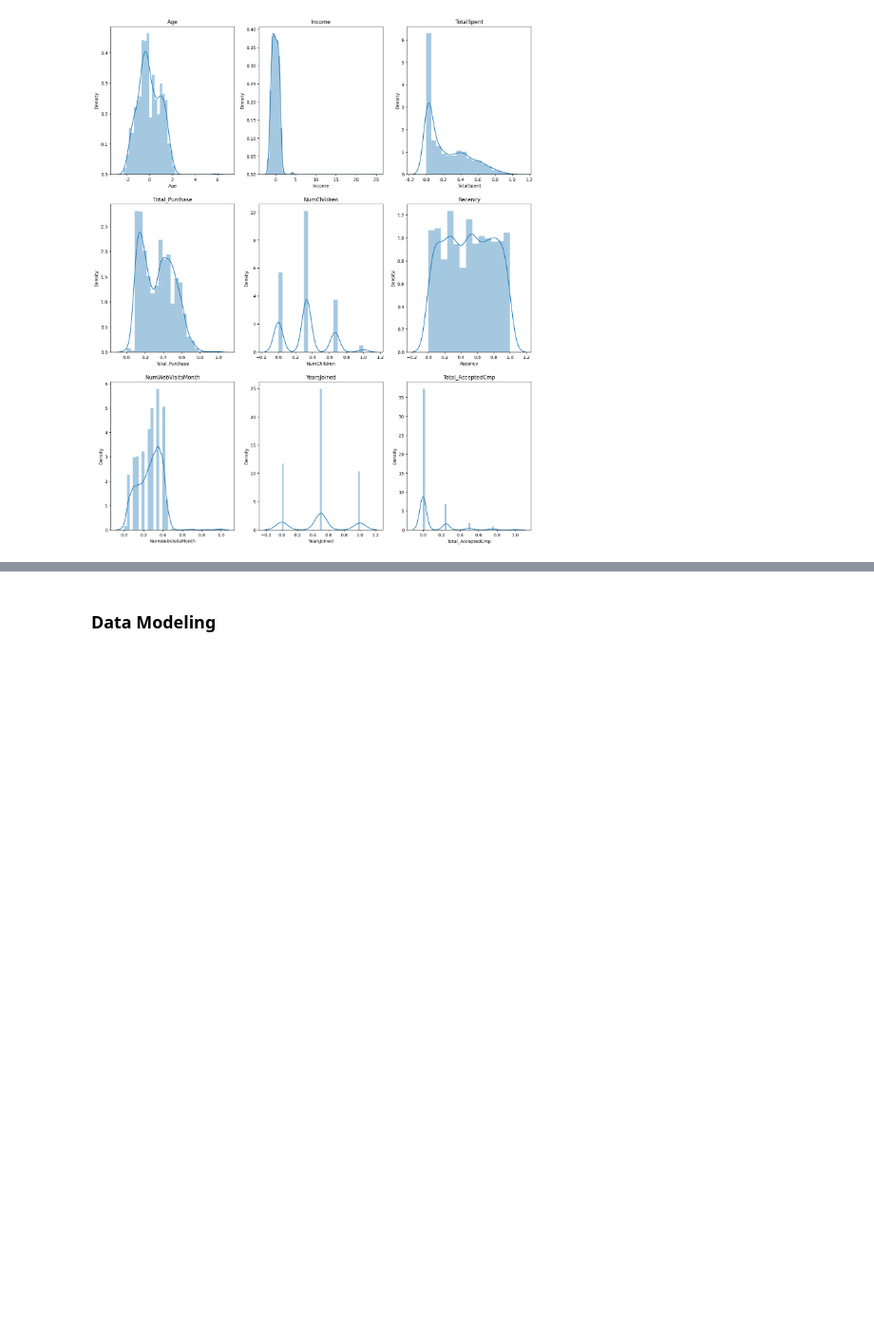
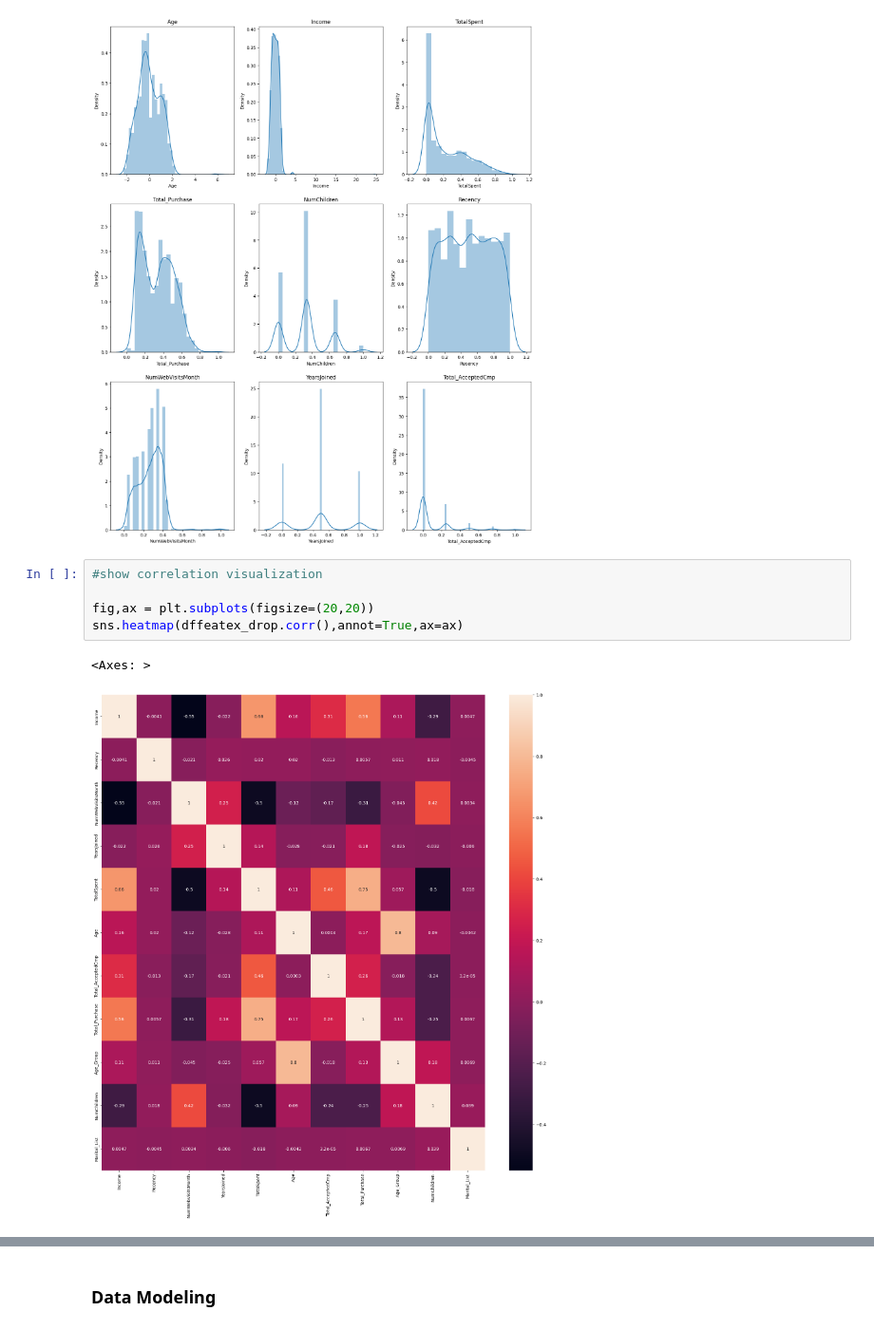
Before and after one commit to masendhy/predict_customer_personality_to_boost_marketing_campaign_by_using_machine_learning, a Jupyter notebook: predict_customer_personality_to_boost_marketing_campaign_by_using_machine_learning.ipynb, the cells around one changed output, grey strips where cells are left out. Shown at 95% size. Saved outputs shown, nothing was run; the diff lists cells and outputs as text; blank space fills up the shorter version.

```diff
--- a/predict_customer_personality_to_boost_marketing_campaign_by_using_machine_learning.ipynb
+++ b/predict_customer_personality_to_boost_marketing_campaign_by_using_machine_learning.ipynb
@@ -305,3 +305,11 @@ for i, col in enumerate(dffeatex_drop[num],1):
     plt.title(col)
 # %% [output]
 [figure]
+# %%
+#show correlation visualization
+
+fig,ax = plt.subplots(figsize=(20,20))
+sns.heatmap(dffeatex_drop.corr(),annot=True,ax=ax)
+# %% [output]
+<Axes: >
+[figure, added]
```
Also changed, not shown: parts of 15 cells of this notebook.
